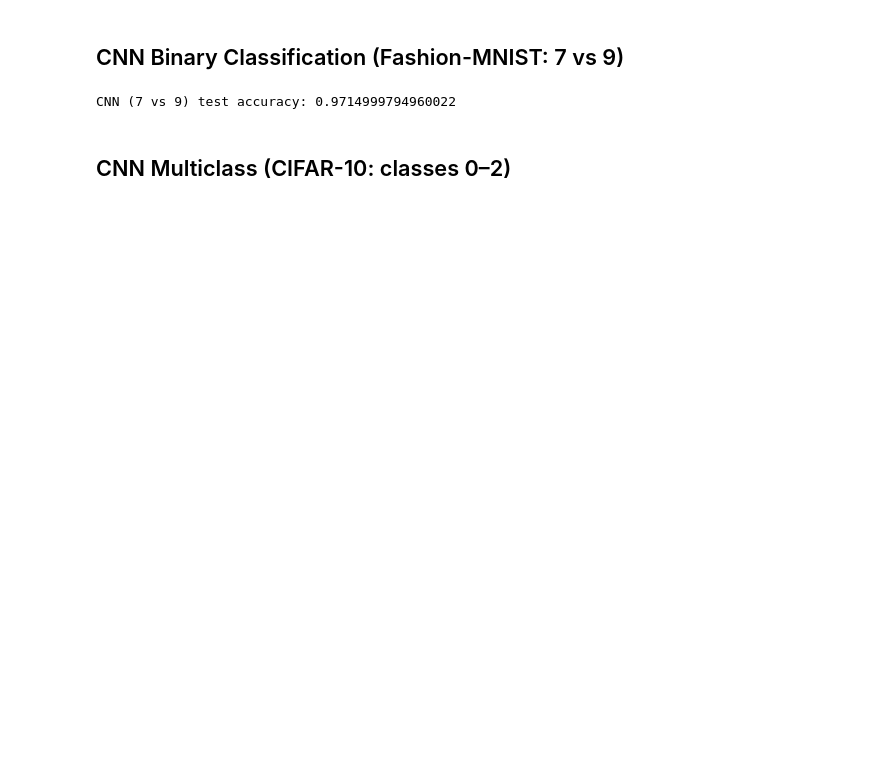
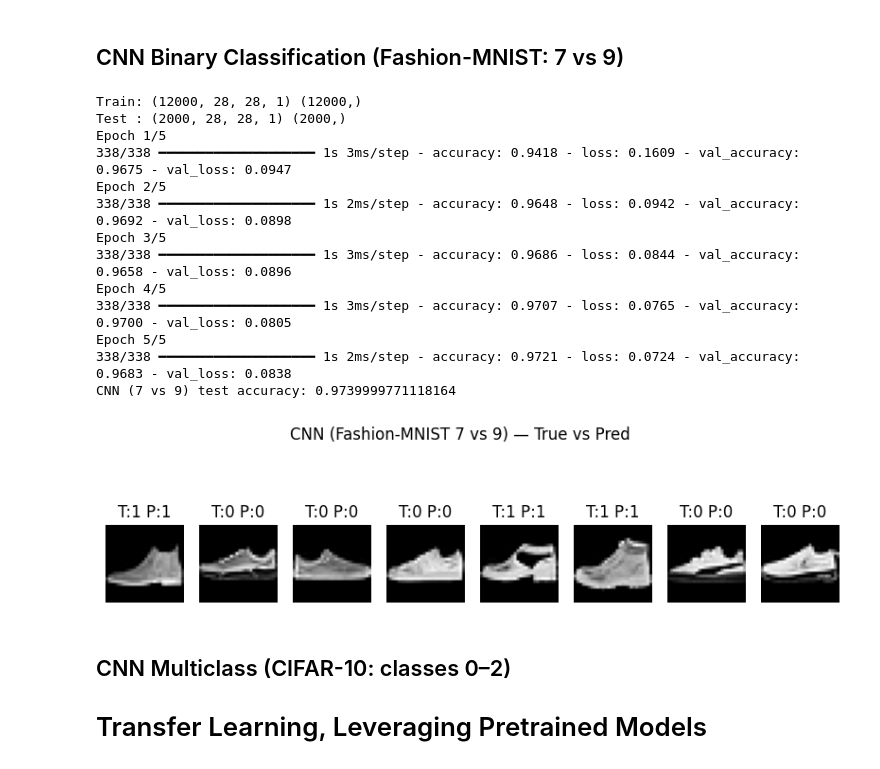
Before and after one commit to abdul-wazed/Implementing-IoT-Pipeline-Wazed, a Jupyter notebook: ML_Task/Applied_DL_TF_Part 1-2.ipynb, the cells around one changed output. Cells and saved outputs as stored; diff of their text form; code cells hidden in the pictures; blank space fills up the shorter version.

```diff
--- a/ML_Task/Applied_DL_TF_Part 1-2.ipynb
+++ b/ML_Task/Applied_DL_TF_Part 1-2.ipynb
@@ -251,46 +302,86 @@ Fashion-MNIST test accuracy: 0.8805999755859375
 # %% [markdown]
 ## CNN Binary Classification (Fashion-MNIST: 7 vs 9)
 # %%
-# CNN: binary classification (Fashion-MNIST classes 7 vs 9)
-try:
-    (x_train, y_train), (x_test, y_test) = tf.keras.datasets.fashion_mnist.load_data()
-except Exception as e:
-    raise RuntimeError(
-        "Fashion-MNIST download/load failed (needed for CNN 7 vs 9). Often SSL cert issue or blocked download. "
-        "See 'Fixing SSL download errors' below. Original error: " + repr(e)
-    )
+import tensorflow as tf
+import numpy as np
+import matplotlib.pyplot as plt
 
+# Load Fashion-MNIST
+(x_train, y_train), (x_test, y_test) = tf.keras.datasets.fashion_mnist.load_data()
+
+# Keep only classes 7 (sneaker) and 9 (ankle boot)
 train_mask = np.isin(y_train, [7, 9])
 test_mask = np.isin(y_test, [7, 9])
 
 x_train_cnn = x_train[train_mask][..., None].astype("float32") / 255.0
-y_train_cnn = (y_train[train_mask] == 9).astype(np.float32)
+y_train_cnn = (y_train[train_mask] == 9).astype(np.float32)  # 9 -> 1, 7 -> 0
 
 x_test_cnn = x_test[test_mask][..., None].astype("float32") / 255.0
 y_test_cnn = (y_test[test_mask] == 9).astype(np.float32)
 
+print("Train:", x_train_cnn.shape, y_train_cnn.shape)
+print("Test :", x_test_cnn.shape, y_test_cnn.shape)
+
+# Build CNN model
 cnn_model = tf.keras.Sequential([
-    tf.keras.layers.Input(shape=(28,28,1)),
+    tf.keras.layers.Input(shape=(28, 28, 1)),
     tf.keras.layers.Conv2D(16, 3, activation="relu"),
     tf.keras.layers.MaxPool2D(),
     tf.keras.layers.Conv2D(32, 3, activation="relu"),
     tf.keras.layers.MaxPool2D(),
     tf.keras.layers.Flatten(),
     tf.keras.layers.Dense(64, activation="relu"),
     tf.keras.layers.Dense(1, activation="sigmoid")
 ])
 
+# Compile
 cnn_model.compile(
     loss="binary_crossentropy",
     optimizer="adam",
     metrics=["accuracy"]
 )
 
-cnn_model.fit(x_train_cnn, y_train_cnn, epochs=5, validation_split=0.1, verbose=0)
+# Train
+cnn_model.fit(
+    x_train_cnn, y_train_cnn,
+    epochs=5,
+    validation_split=0.1,
+    verbose=1
+)
+
+# Evaluate
 loss, acc = cnn_model.evaluate(x_test_cnn, y_test_cnn, verbose=0)
 print("CNN (7 vs 9) test accuracy:", acc)
+
+# Show predictions (images)
+pred_probs = cnn_model.predict(x_test_cnn[:8], verbose=0).squeeze()
+preds = (pred_probs > 0.5).astype(int)
+
+plt.figure(figsize=(10, 3))
+for i in range(8):
+    plt.subplot(1, 8, i + 1)
+    plt.imshow(x_test_cnn[i].squeeze(), cmap="gray")
+    plt.title(f"T:{int(y_test_cnn[i])} P:{int(preds[i])}")
+    plt.axis("off")
+plt.suptitle("CNN (Fashion-MNIST 7 vs 9) — True vs Pred")
+plt.show()
 # %% [output]
-CNN (7 vs 9) test accuracy: 0.9714999794960022
+Train: (12000, 28, 28, 1) (12000,)
+Test : (2000, 28, 28, 1) (2000,)
+Epoch 1/5
+338/338 ━━━━━━━━━━━━━━━━━━━━ 1s 3ms/step - accuracy: 0.9418 - loss: 0.1609 - val_accuracy: 0.9675 - val_loss: 0.0947
+Epoch 2/5
+338/338 ━━━━━━━━━━━━━━━━━━━━ 1s 2ms/step - accuracy: 0.9648 - loss: 0.0942 - val_accuracy: 0.9692 - val_loss: 0.0898
+Epoch 3/5
+338/338 ━━━━━━━━━━━━━━━━━━━━ 1s 3ms/step - accuracy: 0.9686 - loss: 0.0844 - val_accuracy: 0.9658 - val_loss: 0.0896
+Epoch 4/5
+338/338 ━━━━━━━━━━━━━━━━━━━━ 1s 3ms/step - accuracy: 0.9707 - loss: 0.0765 - val_accuracy: 0.9700 - val_loss: 0.0805
+Epoch 5/5
+338/338 ━━━━━━━━━━━━━━━━━━━━ 1s 2ms/step - accuracy: 0.9721 - loss: 0.0724 - val_accuracy: 0.9683 - val_loss: 0.0838
+CNN (7 vs 9) test accuracy: 0.9739999771118164
+[figure, added]
 # %% [markdown]
 ## CNN Multiclass (CIFAR-10: classes 0–2)
+
+# Transfer Learning, Leveraging Pretrained Models
 # %%
```
Also changed, not shown: parts of 5 cells of this notebook.
